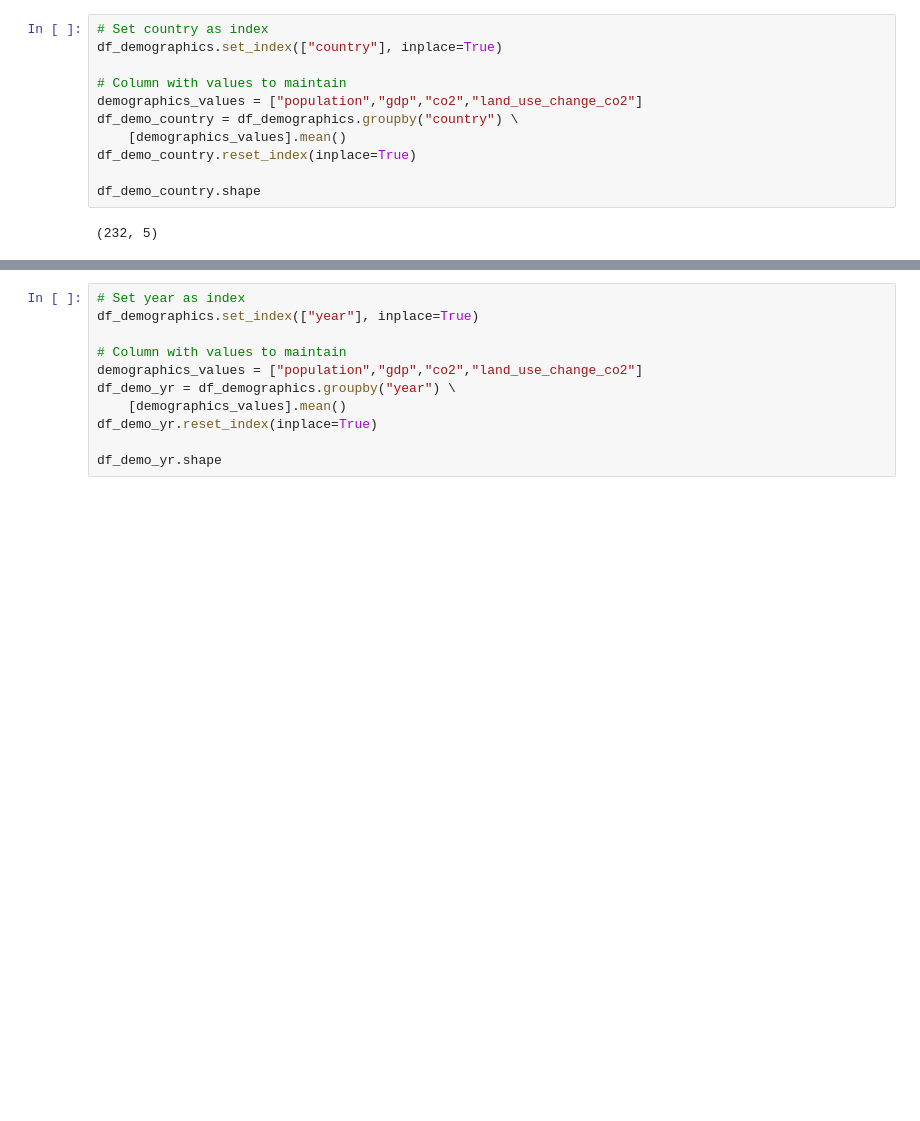
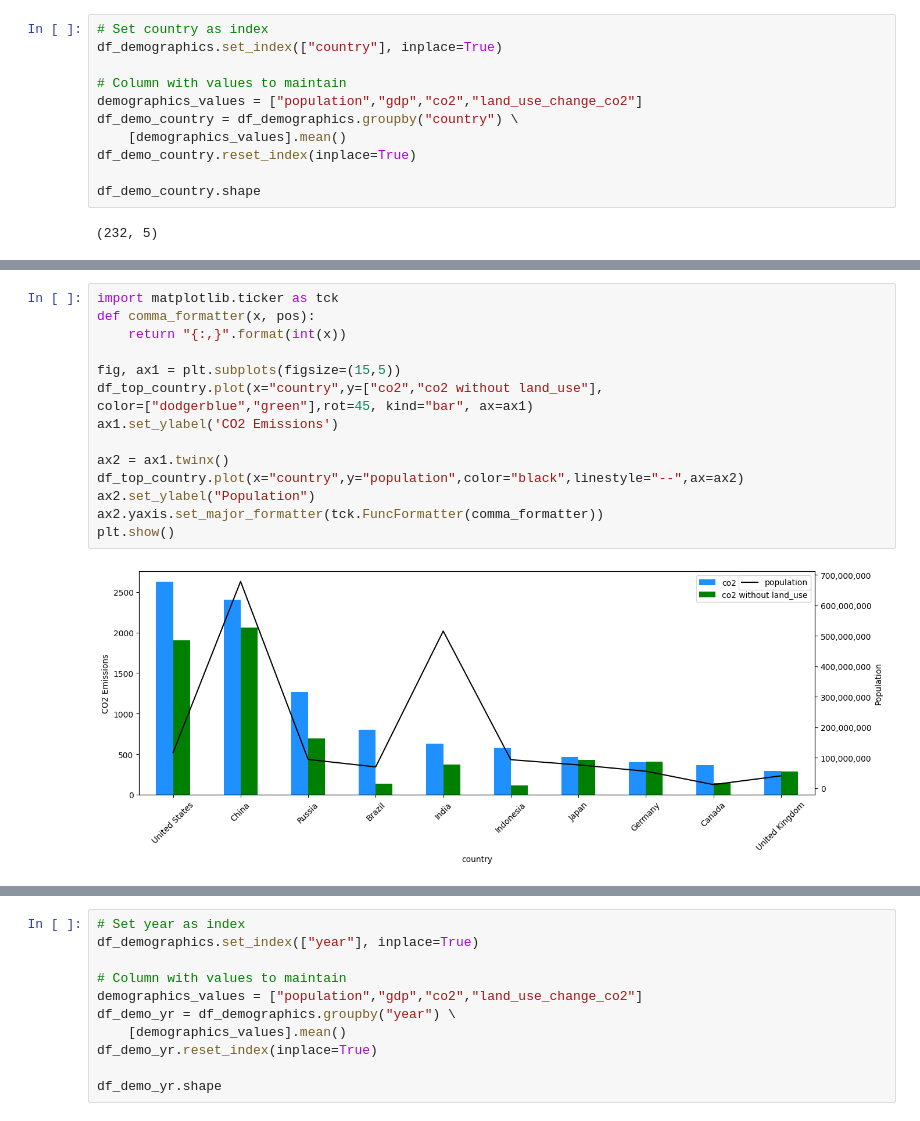
Before and after one commit to bryancastillo10/co2-emissions-analysis, a Jupyter notebook: data-preparation.ipynb, the cells around one changed output, grey strips where cells are left out. Drawn from its saved outputs; the diff is of its cells as text; blank space fills up the shorter version.

Commit message:
eda with plots

```diff
--- a/data-preparation.ipynb
+++ b/data-preparation.ipynb
@@ -122 +121,18 @@ df_demo_country.shape
+# %%
+import matplotlib.ticker as tck
+def comma_formatter(x, pos):
+    return "{:,}".format(int(x))
+
+fig, ax1 = plt.subplots(figsize=(15,5))
+df_top_country.plot(x="country",y=["co2","co2 without land_use"],
+color=["dodgerblue","green"],rot=45, kind="bar", ax=ax1)
+ax1.set_ylabel('CO2 Emissions')
+
+ax2 = ax1.twinx()
+df_top_country.plot(x="country",y="population",color="black",linestyle="--",ax=ax2)
+ax2.set_ylabel("Population")
+ax2.yaxis.set_major_formatter(tck.FuncFormatter(comma_formatter))
+plt.show()
+# %% [output]
+[figure, added]
 # %% [markdown]
```
Also changed, not shown: parts of 35 cells of this notebook.
